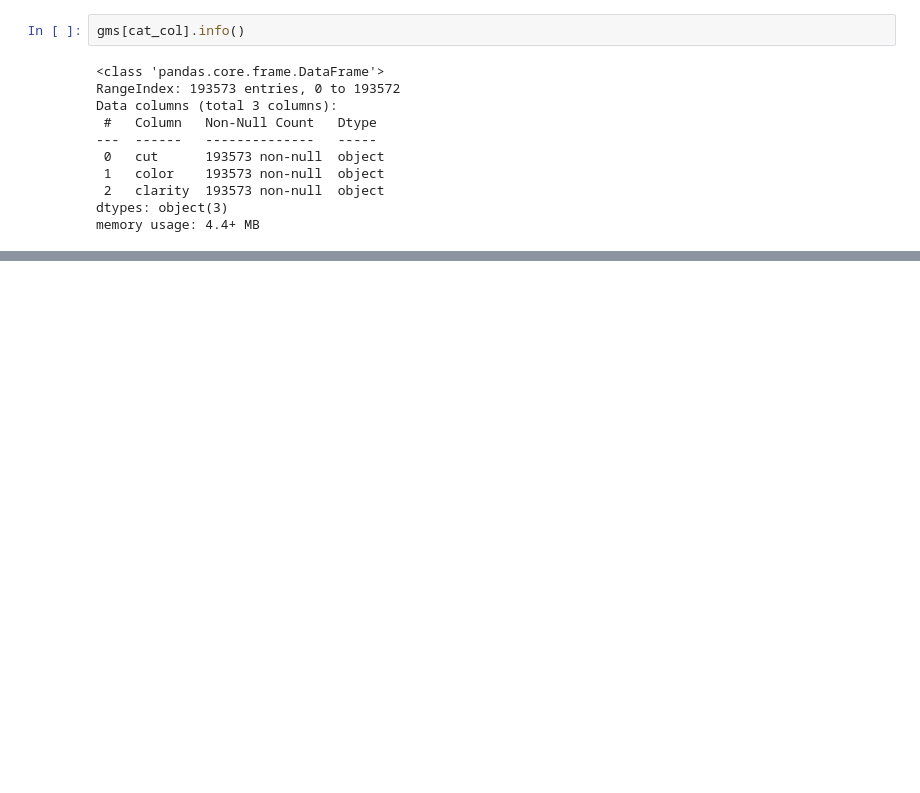
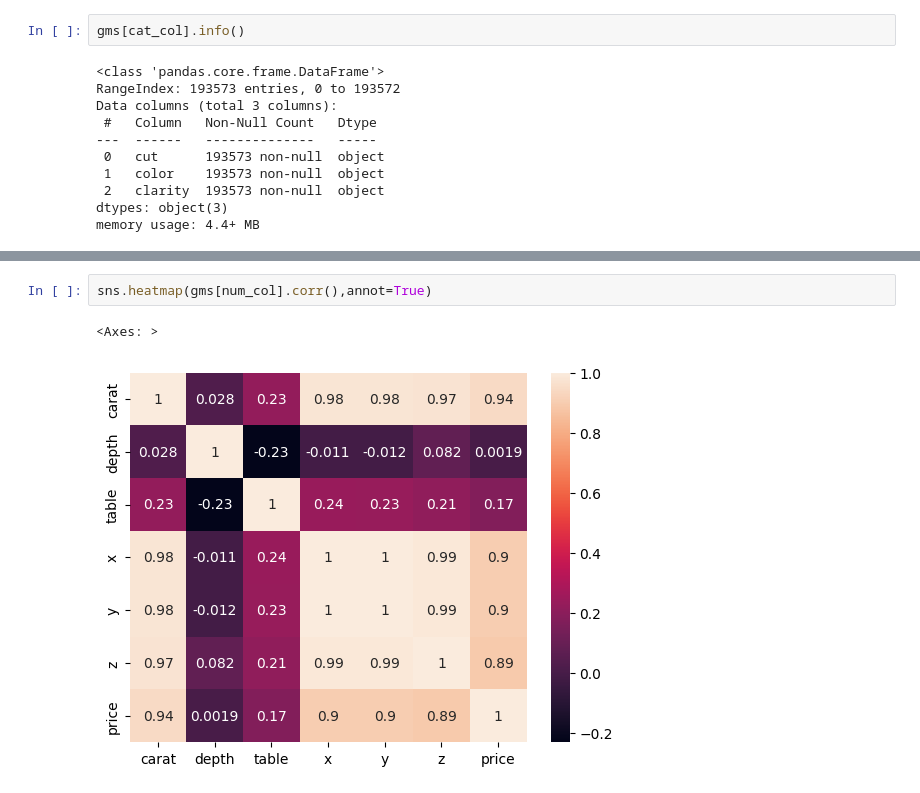
Before and after one commit to Hafsaimranazlan/ineuronMlopstest, a Jupyter notebook: notebooks/experiments.ipynb, the cells around one changed output, grey strips where cells are left out. Cells and saved outputs as stored; diff of their text form; blank space fills up the shorter version.

```diff
--- a/notebooks/experiments.ipynb
+++ b/notebooks/experiments.ipynb
@@ -176,0 +246,5 @@ memory usage: 4.4+ MB
+# %%
+sns.heatmap(gms[num_col].corr(),annot=True)
+# %% [output]
+<Axes: >
+[figure, added]
```
Also changed, not shown: parts of 30 cells of this notebook, 12 other files.
